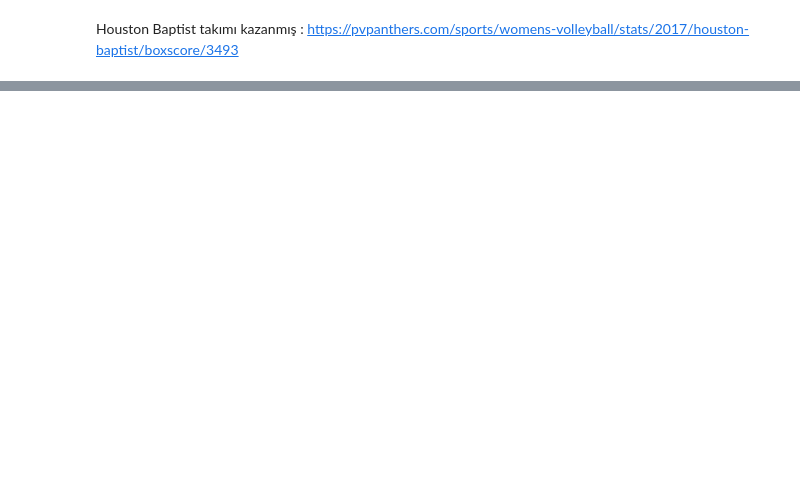
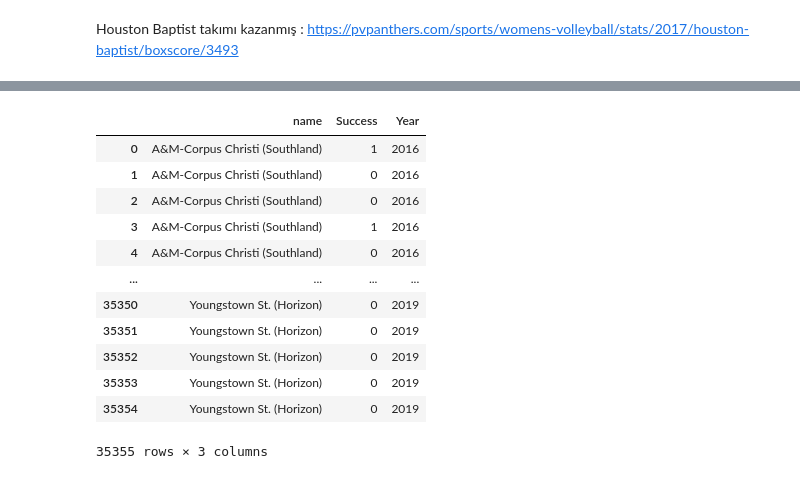
Before and after one commit to zgeblbl/perfmatch-ain311project, a Jupyter notebook: model_accuracy_test.ipynb, the cells around one changed output, grey strips where cells are left out. Drawn from its saved outputs; the diff is of its cells as text; code cells hidden in the pictures; blank space fills up the shorter version.

```diff
--- a/model_accuracy_test.ipynb
+++ b/model_accuracy_test.ipynb
@@ -200,0 +255,17 @@ model output: [0]
+# %%
+team_df= team_df_dropped_row[['name', 'Success', 'Year']]
+team_df
+# %% [output]
+|  | name | Success | Year |
+| 0 | A&M-Corpus Christi (Southland) | 1 | 2016 |
+| 1 | A&M-Corpus Christi (Southland) | 0 | 2016 |
+| 2 | A&M-Corpus Christi (Southland) | 0 | 2016 |
+| 3 | A&M-Corpus Christi (Southland) | 1 | 2016 |
+| 4 | A&M-Corpus Christi (Southland) | 0 | 2016 |
+| ... | ... | ... | ... |
+| 35350 | Youngstown St. (Horizon) | 0 | 2019 |
+| 35351 | Youngstown St. (Horizon) | 0 | 2019 |
+| 35352 | Youngstown St. (Horizon) | 0 | 2019 |
+| 35353 | Youngstown St. (Horizon) | 0 | 2019 |
+| 35354 | Youngstown St. (Horizon) | 0 | 2019 |
+35355 rows × 3 columns
```
Also changed, not shown: parts of 36 cells of this notebook, 1 other file.
